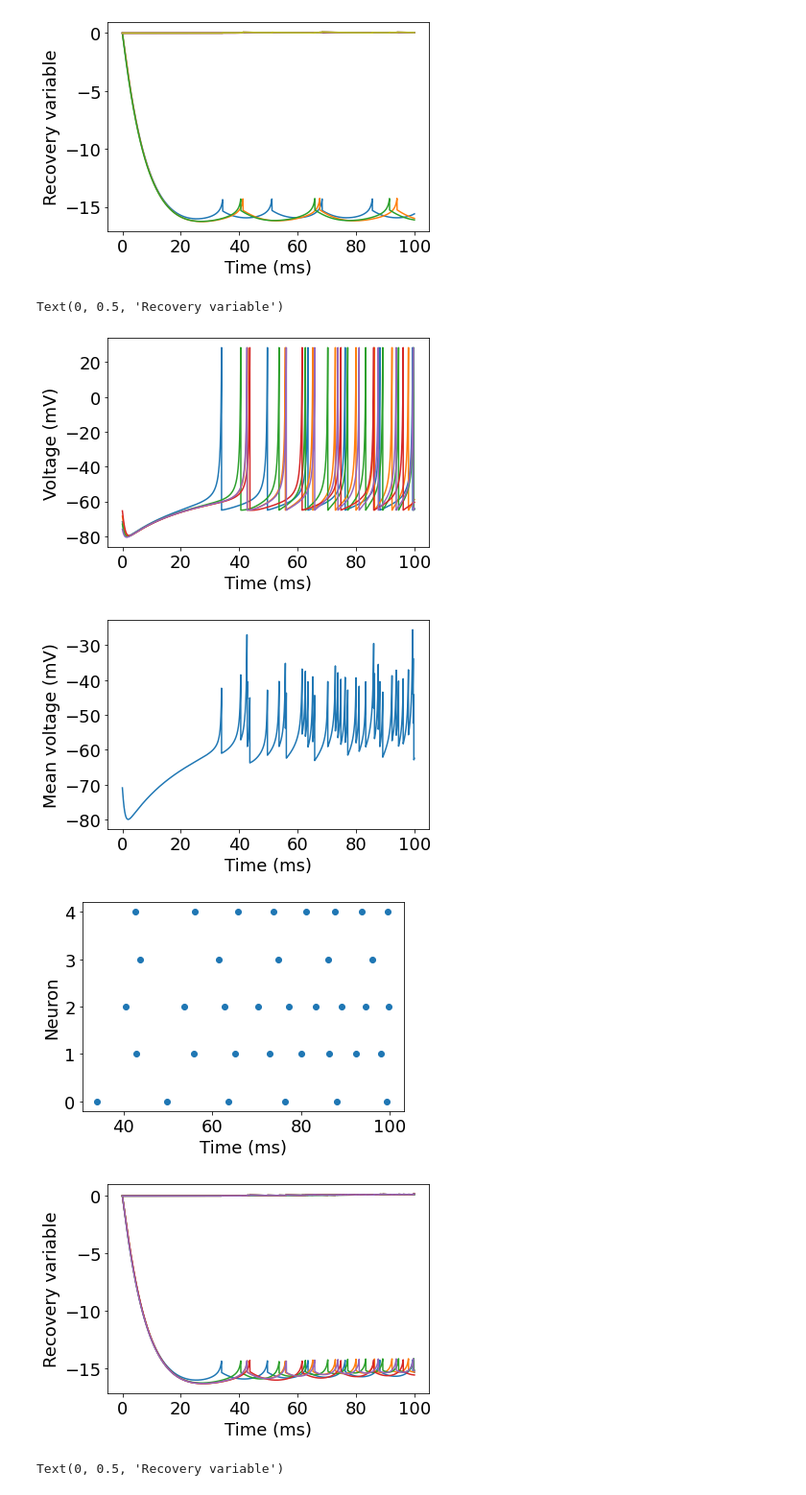
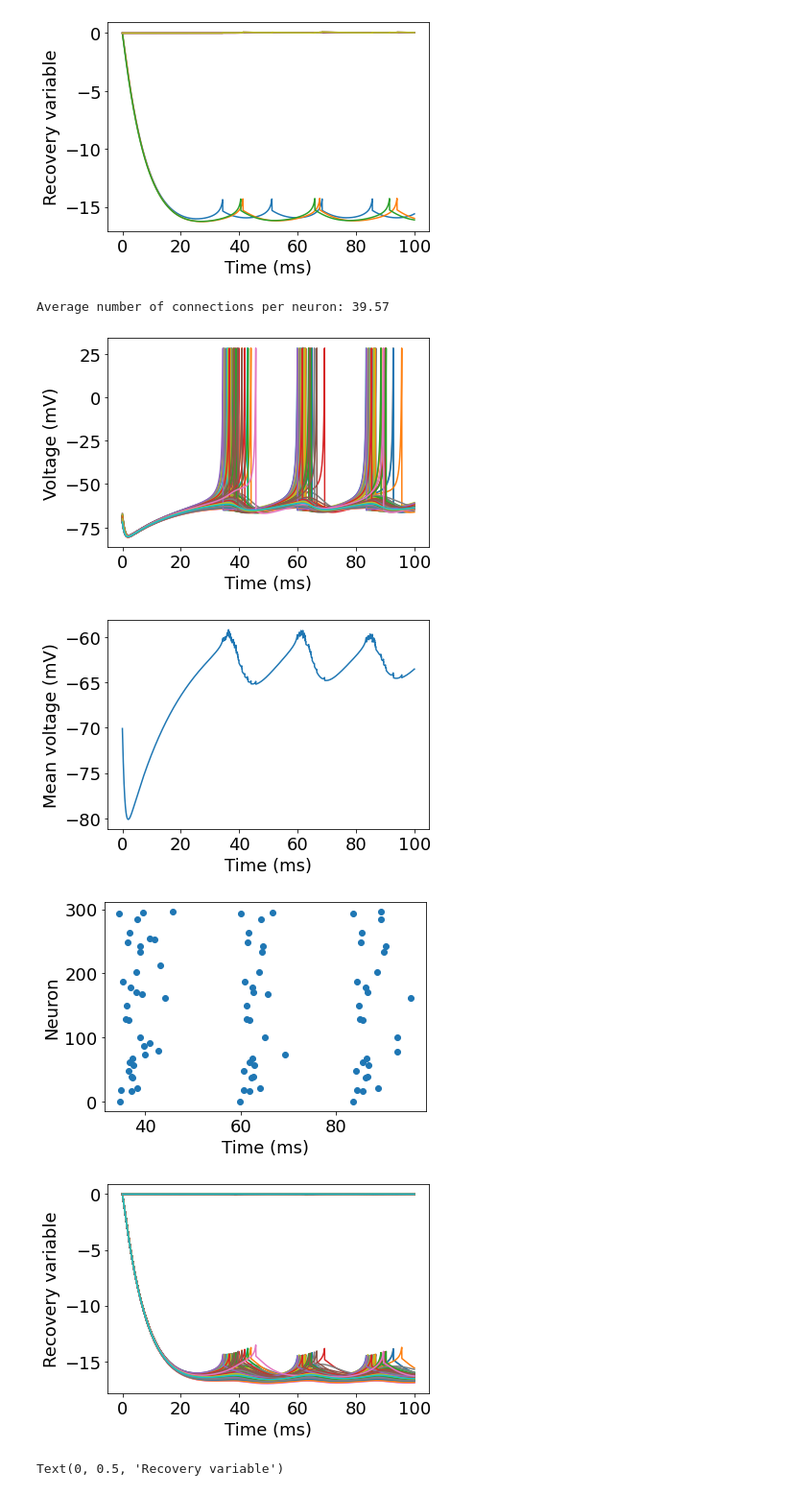
Before and after one commit to davidkelly2002/Final-Year-Project, a Jupyter notebook: Basic Neuron Model.ipynb, the cells around one changed output. Shown at 96% size. Drawn from its saved outputs; the diff is of its cells as text; code cells hidden in the pictures.

```diff
--- a/Basic Neuron Model.ipynb
+++ b/Basic Neuron Model.ipynb
@@ -548,7 +548,7 @@ import random
 
 np.random.seed(101)
 
-N = 5
+N = 300
 T = 100
 M = 50000
 dt = 0.005
@@ -562,29 +562,26 @@ d = -1
 v_reset = c
 v_thresh = 30
 
-vsyn = 0
-tauS = 10
+Esyn = -70
+tauS = 2.72
 
 J = np.random.normal(0, 0.25, size=(N))
 
-I0 = 0.2
-delta = 0.02
-I = stats.cauchy.rvs(loc=I0, scale=delta, size=(N))
+I = 0.15
 
-Average_Connections = 2
-connection_probability = Average_Connections/(N-1)
+# Define desired average number of connections
+Avg_Connections = 40
+connection_probability = Avg_Connections / N
 
-# Define synaptic coupling matrix
+# Initialize the synaptic coupling matrix
 g = np.zeros((N, N))
-
 
 # Sparsely connected networks with probabilistic connections
 for j in range(N):
     for i in range(N):
-        if i != j:
+        if i != j:  # Avoid self-connections
             if np.random.rand() < connection_probability:  # Create connection with probability
-                g[j, i] = np.random.uniform(0.05, 0.5)  # Random strength of the connection
-
+                g[j, i] = np.random.uniform(0.25, 0.5)  # Set random connection strength
 
 # All-to-all connectivity
 # g = np.random.uniform(0.05, 0.5, size=(N, N))
@@ -592,10 +589,10 @@ for j in range(N):
 
 
 
-v_init = np.random.normal(-70, 5, size=(N))
-u_init = np.zeros(v_init.shape)
-s_init = np.zeros(v_init.shape)
-p_init = np.zeros(v_init.shape)
+v_init = np.random.normal(-70, 1, size=(N))
+u_init = np.zeros(N)
+s_init = np.zeros(N)
+p_init = np.zeros(N)
 
 t_all = np.array([t0])
 y_0 = np.concatenate([v_init, u_init, s_init, p_init])
@@ -605,13 +602,13 @@ spike_times = np.zeros((M, 2))
 spikeCounter = 0
 i = 0
 
-def dxdt(t, x, k, a, b, I, kappa, Vsyn, J, tauS):
+def dxdt(t, x, k, a, b, I, Esyn, J, tauS):
     v = x[:N]
     u = x[N:2*N]
     s = x[2*N:3*N]
     p = x[3*N:4*N]
 
-    dvdt = k * (0.04 * v**2 + 5 * v + 140 - u + I) + J - (v - vsyn) * np.dot(g,s)
+    dvdt = k * (0.04 * v**2 + 5 * v + 140 - u + I) + J - (v - Esyn) * np.dot(g,s)
     dudt = k * a * (b * v - u)
     dsdt = -s / tauS + p / tauS
     dpdt = -p / tauS
@@ -619,7 +616,7 @@ def dxdt(t, x, k, a, b, I, kappa, Vsyn, J, tauS):
     return np.concatenate([dvdt, dudt, dsdt, dpdt])
 
 # Spike event
-def v_spike(t, x, k, a, b, I, kappa, Vsyn, J, tauS):
+def v_spike(t, x, k, a, b, I, Esyn, J, tauS):
     return x[:N].max() - v_thresh
 v_spike.terminal = True
 v_spike.direction = 1
@@ -628,7 +625,7 @@ v_spike.direction = 1
 while i < M and t0 < T:
     y0 = np.concatenate([v_init, u_init, s_init, p_init])
 
-    sol_v = solve_ivp(dxdt, [t0, T], y0, args=(k, a, b, I, kappa, vsyn, J, tauS), dense_output=True,
+    sol_v = solve_ivp(dxdt, [t0, T], y0, args=(k, a, b, I, Esyn, J, tauS), dense_output=True,
                       events=v_spike, rtol=1e-8)
 
     t_end = sol_v.t[-1]
@@ -653,38 +650,48 @@ while i < M and t0 < T:
 
         spike_times[spikeCounter, :] = [t0, spike]
         spikeCounter += 1
         i += 1
 
 colours = sns.color_palette('deep')
 font = {'family': 'Times', 'weight': 'normal', 'size': 18}
 plt.rc('font', **font)
 
 plt.figure()
 plt.plot(t_all, y_all[:N, :].T)
 plt.xlabel('Time (ms)')
 plt.ylabel('Voltage (mV)')
 
 plt.figure()
 plt.plot(t_all, y_all[:N, :].mean(axis=0))
 plt.xlabel('Time (ms)')
 plt.ylabel('Mean voltage (mV)')
 
 spike_times = spike_times[:spikeCounter, :]
 plt.figure()
 plt.scatter(spike_times[:, 0], spike_times[:, 1])
 plt.xlabel('Time (ms)')
 plt.ylabel('Neuron')
 
 plt.figure()
 plt.plot(t_all, y_all[N:, :].T)
 plt.xlabel('Time (ms)')
 plt.ylabel('Recovery variable')
+
+
+
+# Count the number of non-zero entries in each row
+connections_per_neuron = np.count_nonzero(g, axis=1)
+
+# Calculate the average number of connections per neuron
+average_connections = np.mean(connections_per_neuron)
+
+print(f"Average number of connections per neuron: {average_connections}")
 # %% [output]
-Text(0, 0.5, 'Recovery variable')
+Average number of connections per neuron: 39.57
-[figure, old version]
+[figure, new version]
-[figure, old version]
+[figure, new version]
-[figure, old version]
+[figure, new version]
-[figure, old version]
+[figure, new version]
 # %%
 # Making neuron sparsely connected for second order synaptic term
 # Made neurons all to all connected and made paramters constant
```
Also changed, not shown: 1 other file.
